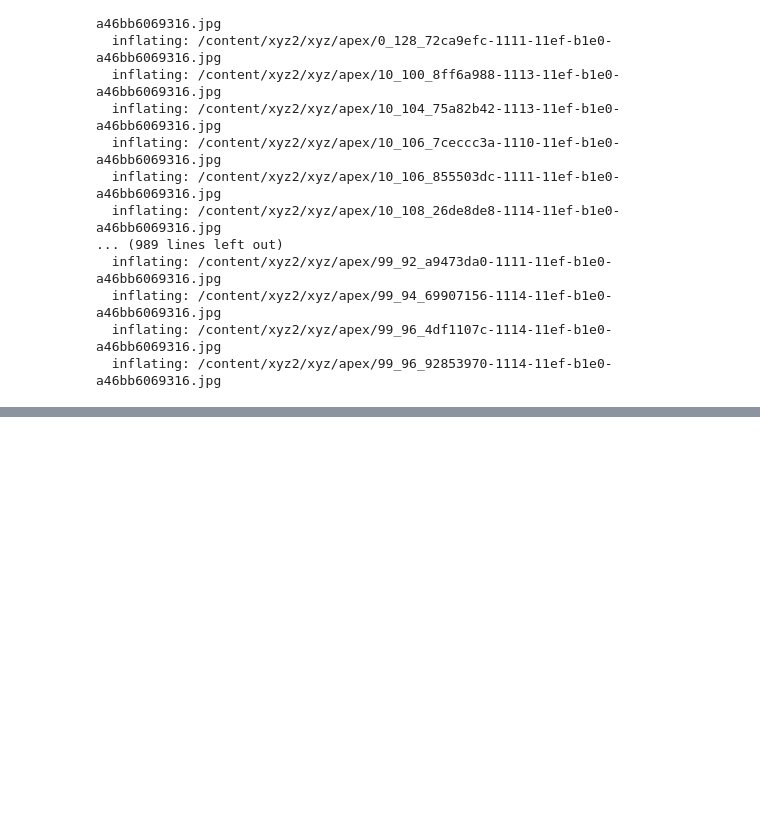
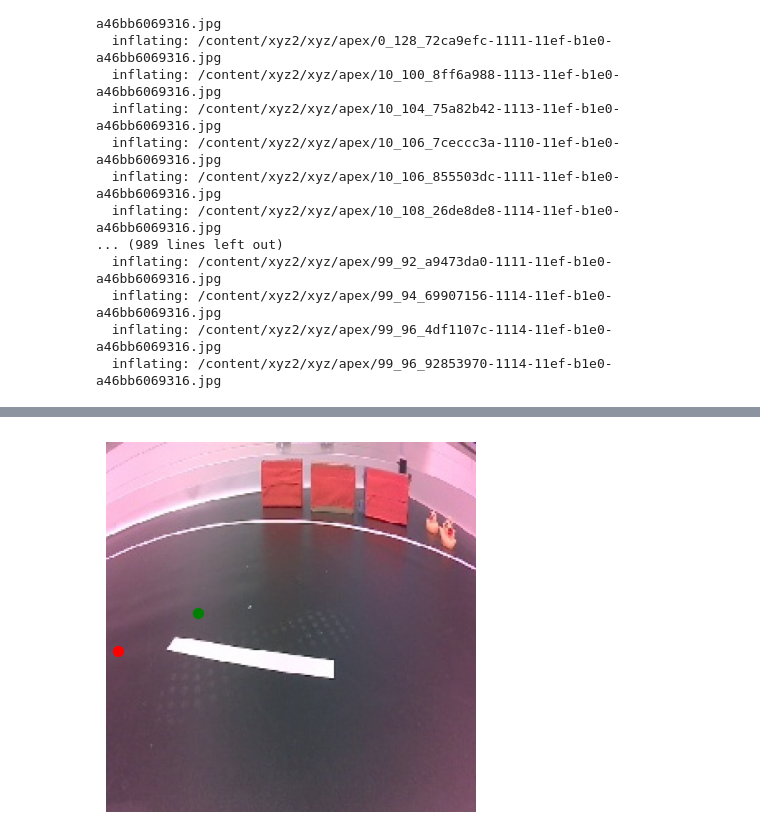
Before and after one commit to akash-cs13/MSE_Sem2, a Jupyter notebook: Pytorch.ipynb, the cells around one changed output, grey strips where cells are left out. Drawn from its saved outputs; the diff is of its cells as text; code cells hidden in the pictures; blank space fills up the shorter version.

```diff
--- a/Pytorch.ipynb
+++ b/Pytorch.ipynb
@@ -188,0 +293,79 @@ Archive:  /content/xyz_processed.zip
+# %%
+import os
+import matplotlib.pyplot as plt
+import torch
+import torchvision.transforms as transforms
+import torchvision.models as models
+
+# Load the model
+#model = torch.load('/content/model.pth')
+#print(model)
+#model.eval()
+
+state_dict = torch.load('/content/model_mobnetv3.pth')
+
+# Create a new instance of the model
+model1 = CustomMobileNetV3()
+
+# Load the state_dict into the model
+model1.load_state_dict(state_dict)
+
+# Set the model to evaluation mode
+model1.eval()
+
+# Define transformations
+transform = transforms.Compose([
+    transforms.Resize((224, 224)),
+    transforms.ToTensor(),
+    transforms.Normalize((0.5, 0.5, 0.5), (0.5, 0.5, 0.5))
+])
+
+# Function to draw dot on image
+def draw_dot(image, xy, color):
+    image = image.copy()
+    plt.scatter(xy[0], xy[1], c=color, s=50, marker='o')
+    plt.axis('off')
+
+# Folder containing images
+folder_path = '/content/simpletest'
+
+
+
+for filename in os.listdir(folder_path):
+    if filename.endswith(".jpg"):
+        # Load image
+        img_path = os.path.join(folder_path, filename)
+        image = Image.open(img_path)
+
+        # Convert image to tensor and apply transformations
+        input_image = transform(image).unsqueeze(0)
+
+        # Extract original x and y coordinates from image name
+        original_coords = [int(coord) for coord in filename.split('_')[:2]]
+        original_x, original_y = original_coords
+
+        # Predict
+        with torch.no_grad():
+            output = model1(input_image)
+
+        # Extract predicted x and y coordinates
+        predicted_coords = output.squeeze().cpu().numpy().astype(int)
+        predicted_x, predicted_y = predicted_coords
+
+        # Display image with dots
+        plt.imshow(image)  # Convert PIL image to numpy array for imshow
+        draw_dot(image, (predicted_x, predicted_y), 'green')  # Draw green dot at predicted coordinates
+        draw_dot(image, (original_x, original_y), 'red')  # Draw red dot at original coordinates
+
+        # Calculate distance between original and predicted coordinates
+        distance = ((predicted_x - original_x)**2 + (predicted_y - original_y)**2)**0.5
+
+        # Print original and predicted coordinates and distance
+        print(f"Image: {filename}")
+        print(f"Original Coordinates(red): ({original_x}, {original_y})")
+        print(f"Predicted Coordinates(green): ({predicted_x}, {predicted_y})")
+        print(f"Distance between original and predicted coordinates: {distance:.2f}\n")
+
+        # Show image with dots
+        plt.show()
+# %% [output]
@@ -188,0 +376 @@ Archive:  /content/xyz_processed.zip
+[figure, added]
```
Also changed, not shown: parts of 4 cells of this notebook.
